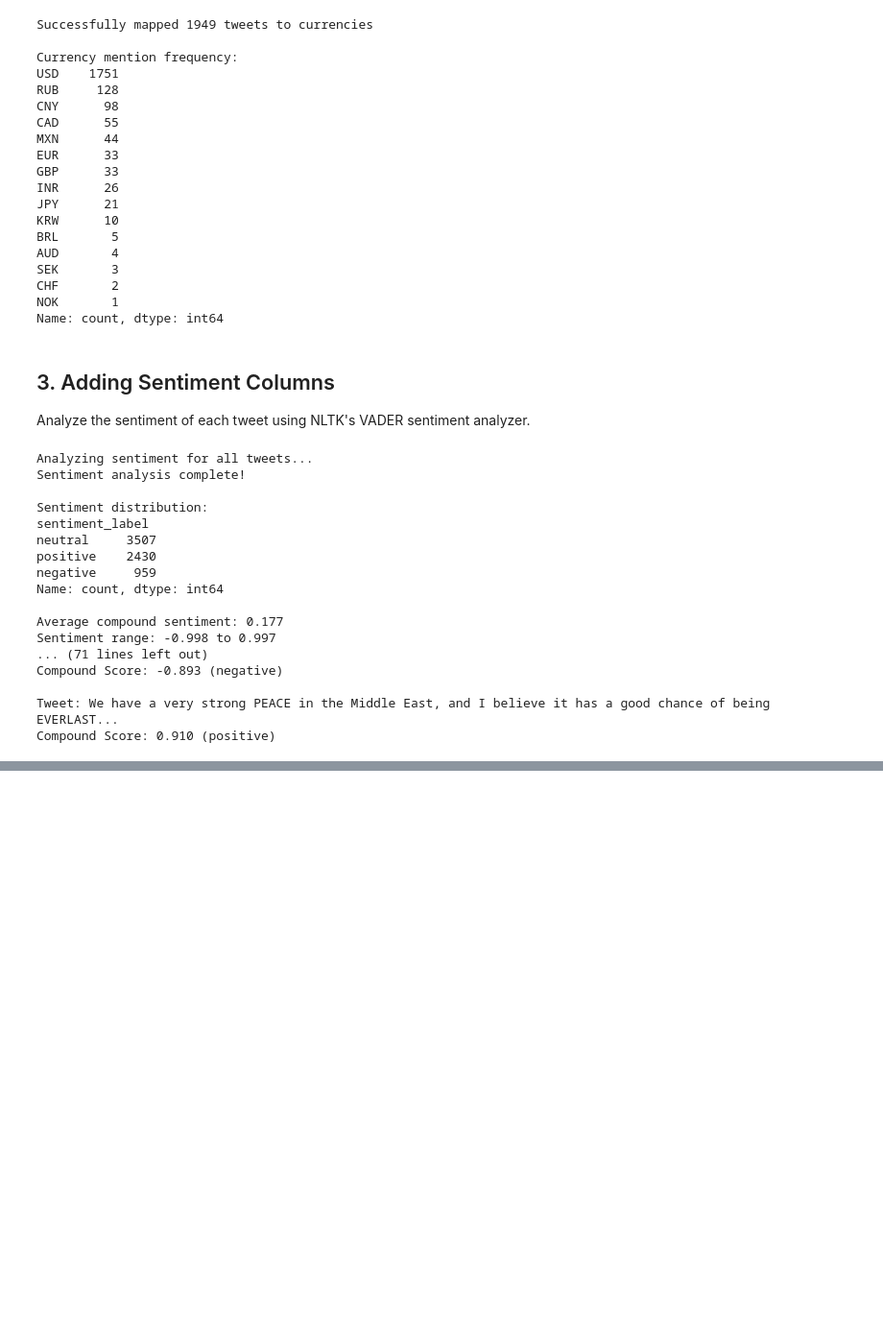
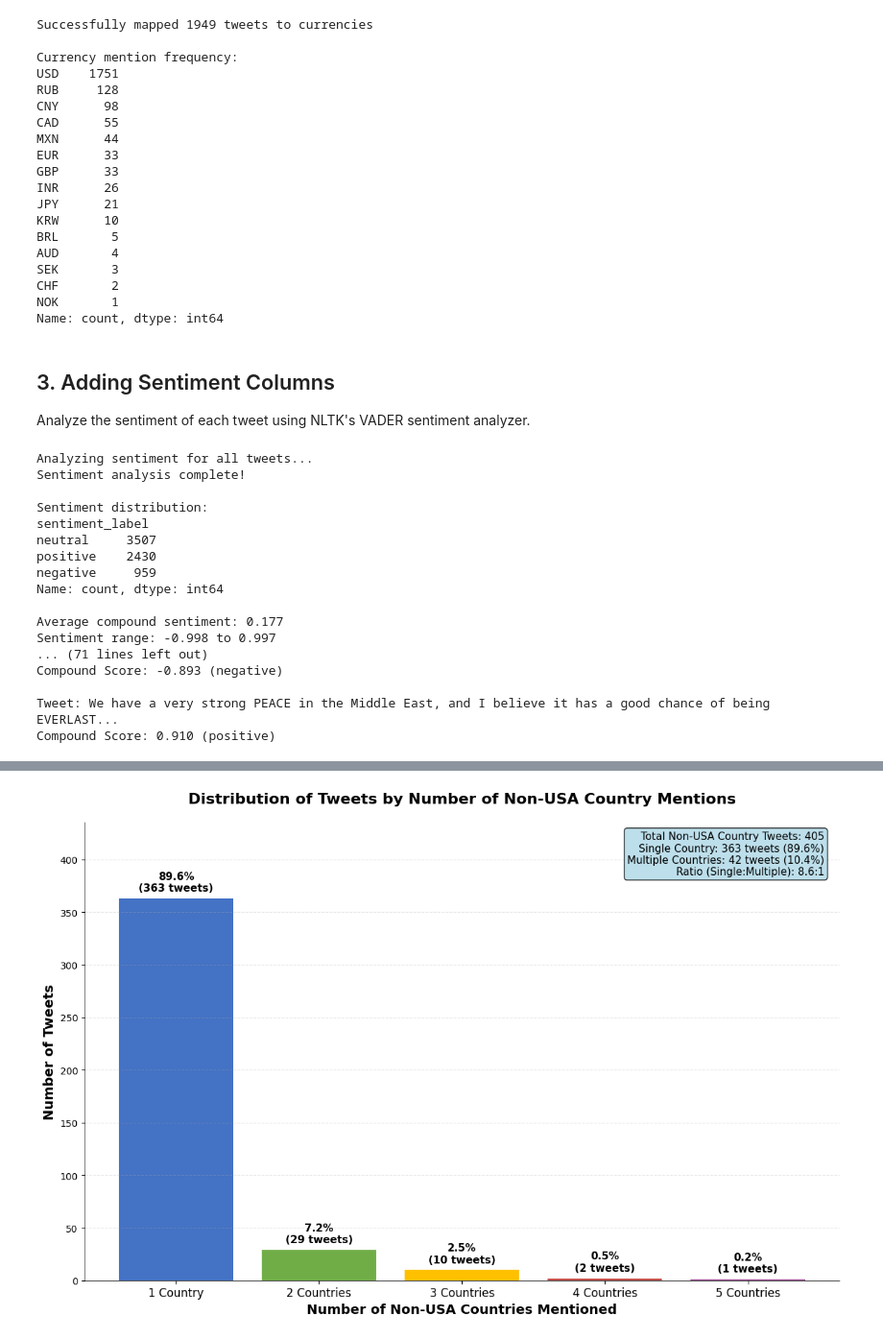
Before and after one commit to condad/mma, a Jupyter notebook: 823/main.ipynb, the cells around one changed output, grey strips where cells are left out. Shown at 96% size. Cells and saved outputs as stored; diff of their text form; code cells hidden in the pictures; blank space fills up the shorter version.

```diff
--- a/823/main.ipynb
+++ b/823/main.ipynb
@@ -363,7 +363,16 @@ print(list(df.columns))
 # Define the desired column order
 new_column_order = []
 
-# First three columns: date, text, image_url
+# First column: tweet ID (use index if no id column exists)
+if 'id' in df.columns:
+    new_column_order.append('id')
+else:
+    # Add the index as the first column (tweet ID)
+    df = df.reset_index()
+    df = df.rename(columns={'index': 'tweet_id'})
+    new_column_order.append('tweet_id')
+
+# Next three columns: date, text, image_url
 priority_columns = ['date', 'text', 'image_url']
 for col in priority_columns:
     if col in df.columns:
@@ -381,7 +390,7 @@ for col in sentiment_columns:
     if col in df.columns:
         new_column_order.append(col)
 
-# Finally: all remaining columns
+# Finally: all remaining columns (exclude already added columns)
 remaining_columns = [col for col in df.columns if col not in new_column_order]
 new_column_order.extend(remaining_columns)
 
@@ -398,7 +407,8 @@ df_reordered.to_csv(output_filename, index=False)
 print(f"\nReordered dataframe saved to {output_filename}")
 print(f"Shape: {df_reordered.shape}")
 print(f"\nFirst few rows of reordered data:")
-print(df_reordered.head()[['date', 'text', 'image_url', 'countries_mentioned', 'sentiment_compound', 'sentiment_label']])
+id_col = 'id' if 'id' in df_reordered.columns else 'tweet_id'
+print(df_reordered.head()[[id_col, 'date', 'text', 'image_url', 'countries_mentioned', 'sentiment_compound', 'sentiment_label']])
 # %% [output]
 Current column order:
 ['page_number', 'browse_flag', 'date', 'document_id', 'image_url', 'media_type', 'sequence', 'speaker', 'speaker_id', 'subject', 'text', 'type', 'word_count', 'deleted_flag', 'account_url', 'handle',  ...
@@ -419,0 +708,65 @@ First few rows of reordered data:
+# %%
+# Bar Chart: Breakdown by Number of Non-USA Countries
+import matplotlib.pyplot as plt
+import pandas as pd
+
+# Use the same data from the previous analysis
+fig, ax = plt.subplots(figsize=(12, 8))
+
+# Prepare data for bar chart
+countries_count = list(non_usa_counts.index)
+tweet_counts = list(non_usa_counts.values)
+percentages = [count/len(tweets_with_non_usa)*100 for count in tweet_counts]
+
+# Create bar chart
+bars = ax.bar(countries_count, tweet_counts, color=['#4472C4', '#70AD47', '#FFC000', '#C5504B', '#9F4F96'])
+
+# Add percentage labels on top of bars
+for i, (bar, percentage) in enumerate(zip(bars, percentages)):
+    height = bar.get_height()
+    ax.text(bar.get_x() + bar.get_width()/2., height + 5,
+            f'{percentage:.1f}%\n({height} tweets)',
+            ha='center', va='bottom', fontweight='bold', fontsize=11)
+
+# Customize the chart
+ax.set_xlabel('Number of Non-USA Countries Mentioned', fontsize=14, fontweight='bold')
+ax.set_ylabel('Number of Tweets', fontsize=14, fontweight='bold')
+ax.set_title('Distribution of Tweets by Number of Non-USA Country Mentions',
+             fontsize=16, fontweight='bold', pad=20)
+
+# Set x-axis labels
+ax.set_xticks(countries_count)
+ax.set_xticklabels([f'{count} Country' if count == 1 else f'{count} Countries'
+                    for count in countries_count], fontsize=12)
+
+# Customize y-axis
+ax.set_ylim(0, max(tweet_counts) * 1.2)
+ax.grid(axis='y', alpha=0.3, linestyle='--')
+
+# Add summary statistics as text box
+textstr = f'''Total Non-USA Country Tweets: {len(tweets_with_non_usa):,}
+Single Country: {single_count:,} tweets ({single_count/tweets_with_non_usa_count*100:.1f}%)
+Multiple Countries: {multiple_count:,} tweets ({multiple_count/tweets_with_non_usa_count*100:.1f}%)
+Ratio (Single:Multiple): {ratio:.1f}:1'''
+
+props = dict(boxstyle='round', facecolor='lightblue', alpha=0.8)
+ax.text(0.98, 0.98, textstr, transform=ax.transAxes, fontsize=11,
+        verticalalignment='top', horizontalalignment='right', bbox=props)
+
+# Style improvements
+ax.spines['top'].set_visible(False)
+ax.spines['right'].set_visible(False)
+ax.spines['left'].set_linewidth(0.5)
+ax.spines['bottom'].set_linewidth(0.5)
+
+plt.tight_layout()
+plt.savefig('non_usa_countries_breakdown_bar_chart.png', dpi=300, bbox_inches='tight')
+plt.show()
+
+print(f"✅ Bar chart saved as 'non_usa_countries_breakdown_bar_chart.png'")
+print(f"\n📊 BAR CHART INSIGHTS:")
+print(f"   • {countries_count[0]} country mentions dominate with {tweet_counts[0]:,} tweets ({percentages[0]:.1f}%)")
+print(f"   • {countries_count[1]} country mentions: {tweet_counts[1]:,} tweets ({percentages[1]:.1f}%)")
+print(f"   • Tweets mentioning 3+ countries are rare: {sum(tweet_counts[2:]):,} tweets ({sum(percentages[2:]):.1f}%)")
+# %% [output]
+[figure, added]
```
Also changed, not shown: parts of 5 cells of this notebook, 10 other files.
